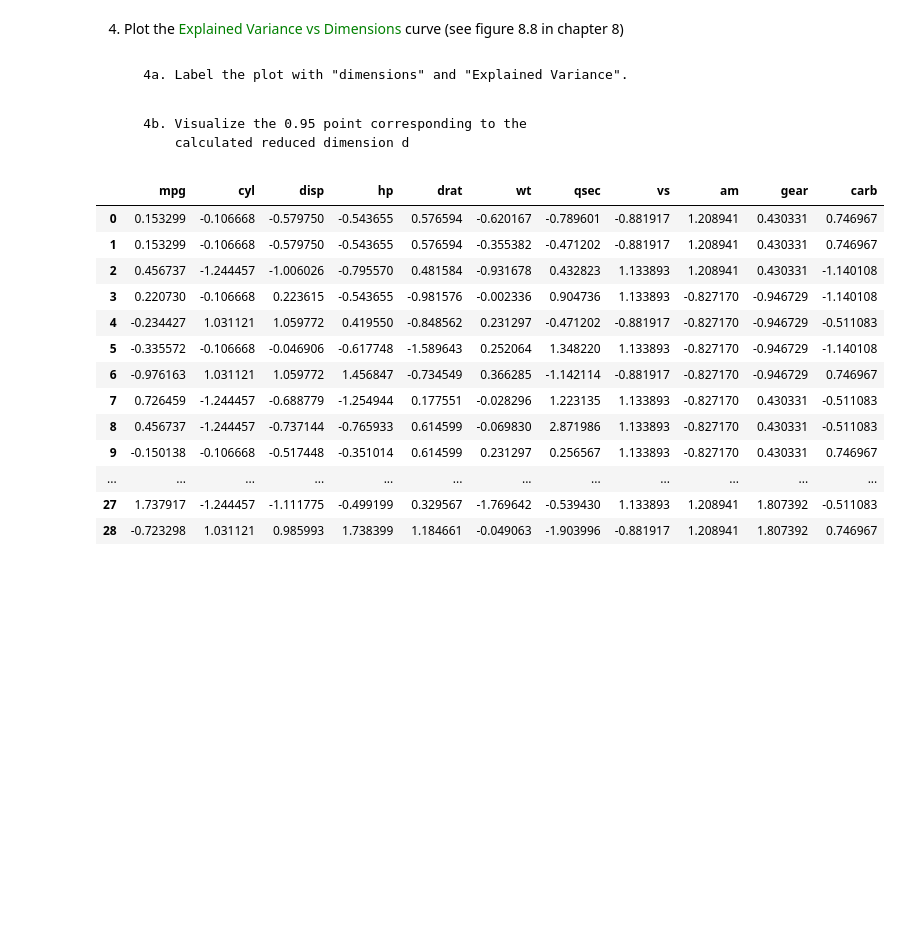
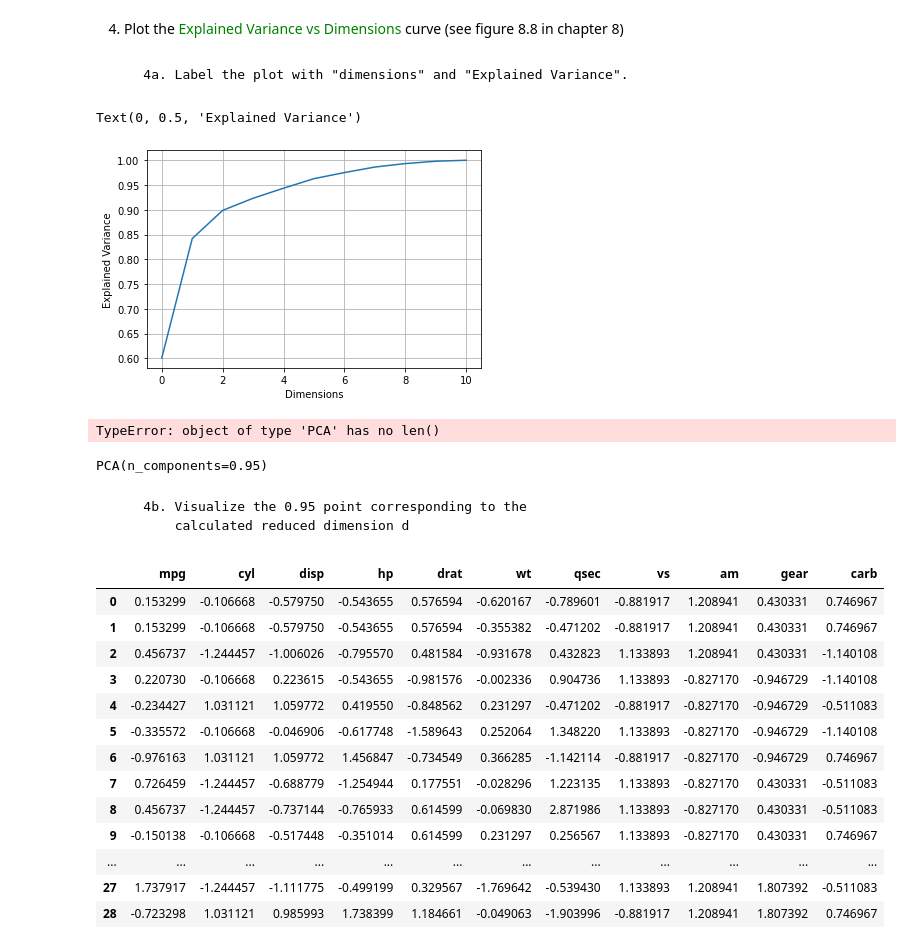
Before and after one commit to yared-shewarade/Machine_Learnig_Project, a Jupyter notebook: K-Means Clustering_CarModel/mtcars.ipynb, the cells around one changed output. Cells and saved outputs as stored; diff of their text form; code cells hidden in the pictures; blank space fills up the shorter version.

```diff
--- a/K-Means Clustering_CarModel/mtcars.ipynb
+++ b/K-Means Clustering_CarModel/mtcars.ipynb
@@ -390,3 +424,13 @@ plt.show()
 2. Assuming we are selecting an explained variance of 95%, derive the minimum number of dimensions required to preserve 95% of the dataset variance. Hint: use the code example in the textbook
 # %% [markdown]
         2a. What is the dimension d?
+# %%
+from sklearn.decomposition import PCA
+
+pca = PCA()
+pca.fit(scaled_cars)
+explained_eariance = pca.explained_variance_ratio_
+cumsum = np.cumsum(explained_eariance)
+d = np.argmax(cumsum >= 0.95) + 1
+
+print("The value of dimension d is: ", d)
@@ -405,6 +485,27 @@ plt.show()
 4. Plot the <font color="green">Explained Variance vs Dimensions</font> curve (see figure 8.8 in chapter 8)
 # %% [markdown]
         4a. Label the plot with "dimensions" and "Explained Variance".
+# %%
+pca = PCA().fit(scaled_cars)
+plt.plot(np.cumsum(pca.explained_variance_ratio_))
+plt.grid()
+plt.xlabel('Dimensions')
+plt.ylabel('Explained Variance')
+# %% [output]
+Text(0, 0.5, 'Explained Variance')
+[figure, added]
+# %%
+pca = PCA(n_components=0.95)
+x_reduced = pca.fit_transform(scaled_cars)
+plt.plot(len(pca), x_reduced)
+plt.xlabel('Dimensions')
+plt.ylabel('Explained Variance')
+# %% [output]
+TypeError: object of type 'PCA' has no len()
+# %%
+pca
+# %% [output]
+PCA(n_components=0.95)
 # %% [markdown]
         4b. Visualize the 0.95 point corresponding to the
             calculated reduced dimension d
```
Also changed, not shown: parts of 14 cells of this notebook.
